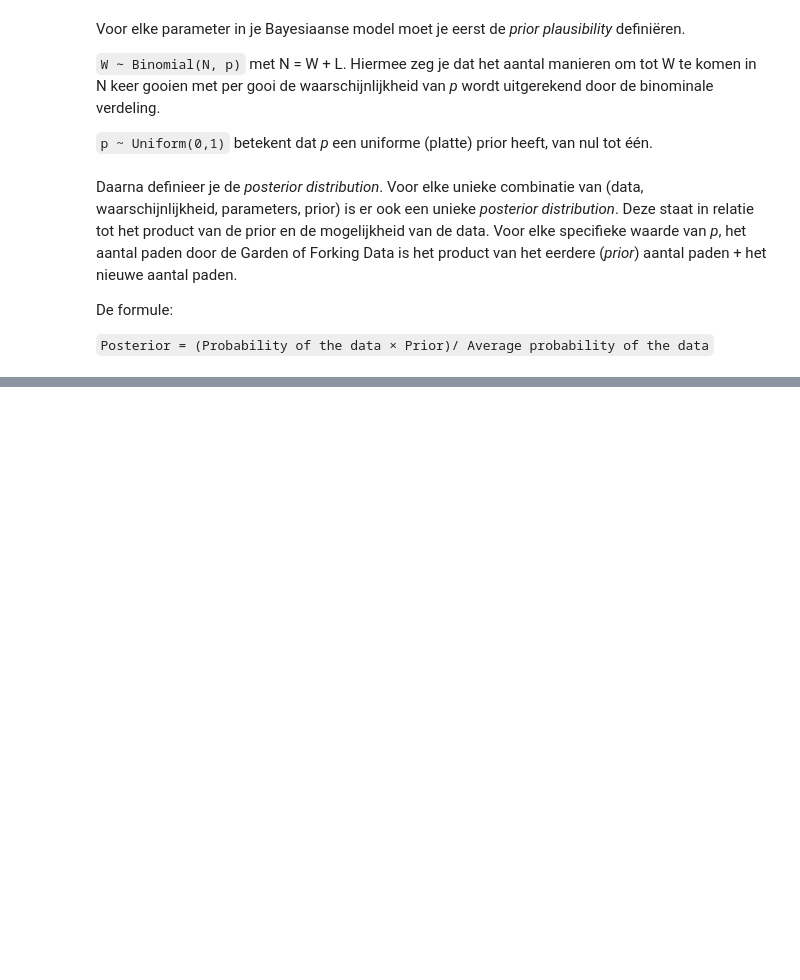
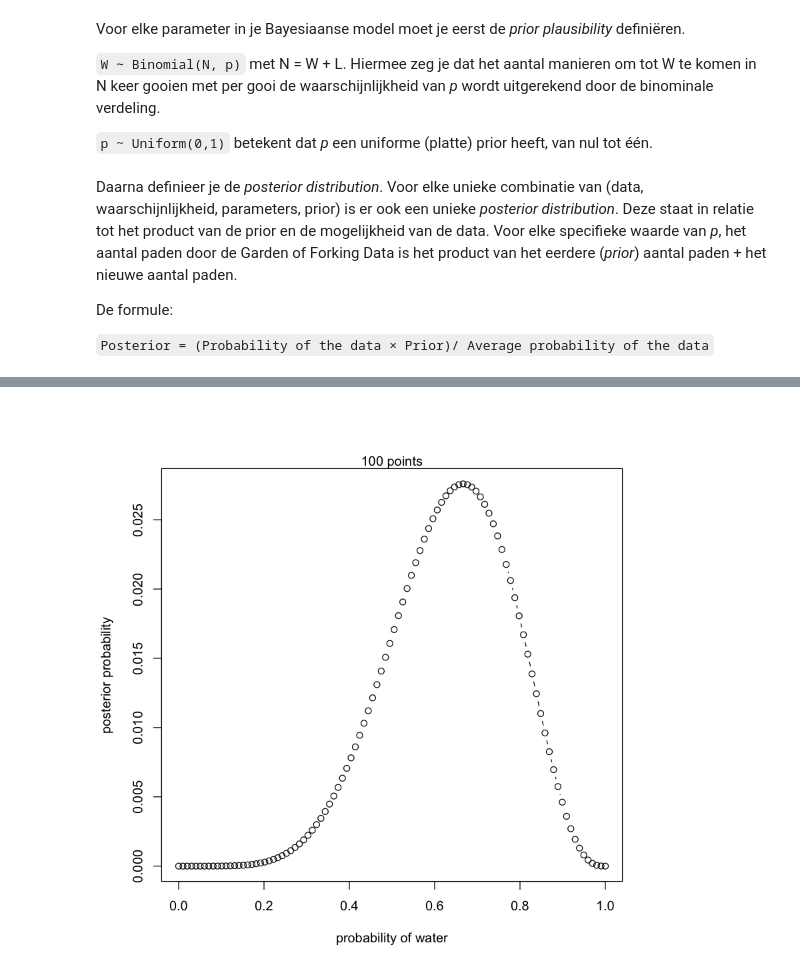
Before and after one commit to bleekere/rethinking, a Jupyter notebook: workspace-rethinking.ipynb, the cells around one changed output, grey strips where cells are left out. Saved outputs shown, nothing was run; the diff lists cells and outputs as text; code cells hidden in the pictures; blank space fills up the shorter version.

```diff
--- a/workspace-rethinking.ipynb
+++ b/workspace-rethinking.ipynb
@@ -150,0 +160,26 @@ Een Bayesiaans model is een machine. De machine heeft enkele ingebouwde definiti
+# %%
+# R code 2.3
+# Grid approximation
+
+# Define grid (NB: why is it set at 20?)
+p_grid <- seq (from=0, to=1, length.out=100)
+
+# Define prior
+# rep(x, ...) replicates the values in x
+# here we replicate the values of prior 20 times
+prior <- rep(1,100)
+
+# compute the likelihood at each value in the grid
+likelihood <- dbinom(6, 9, p_grid)
+
+# compute the result of the likelihood multiplied by the prior
+# this produces an unstandardized posterior
+unstd.posterior <- likelihood * prior
+
+# standardize the posterior
+posterior <- unstd.posterior / sum(unstd.posterior)
+# %%
+plot( p_grid , posterior , type="b" , xlab="probability of water" , ylab="posterior probability" )
+mtext( "100 points" )
+# %% [output]
+[figure, added]
```
Also changed, not shown: parts of 2 cells of this notebook.
